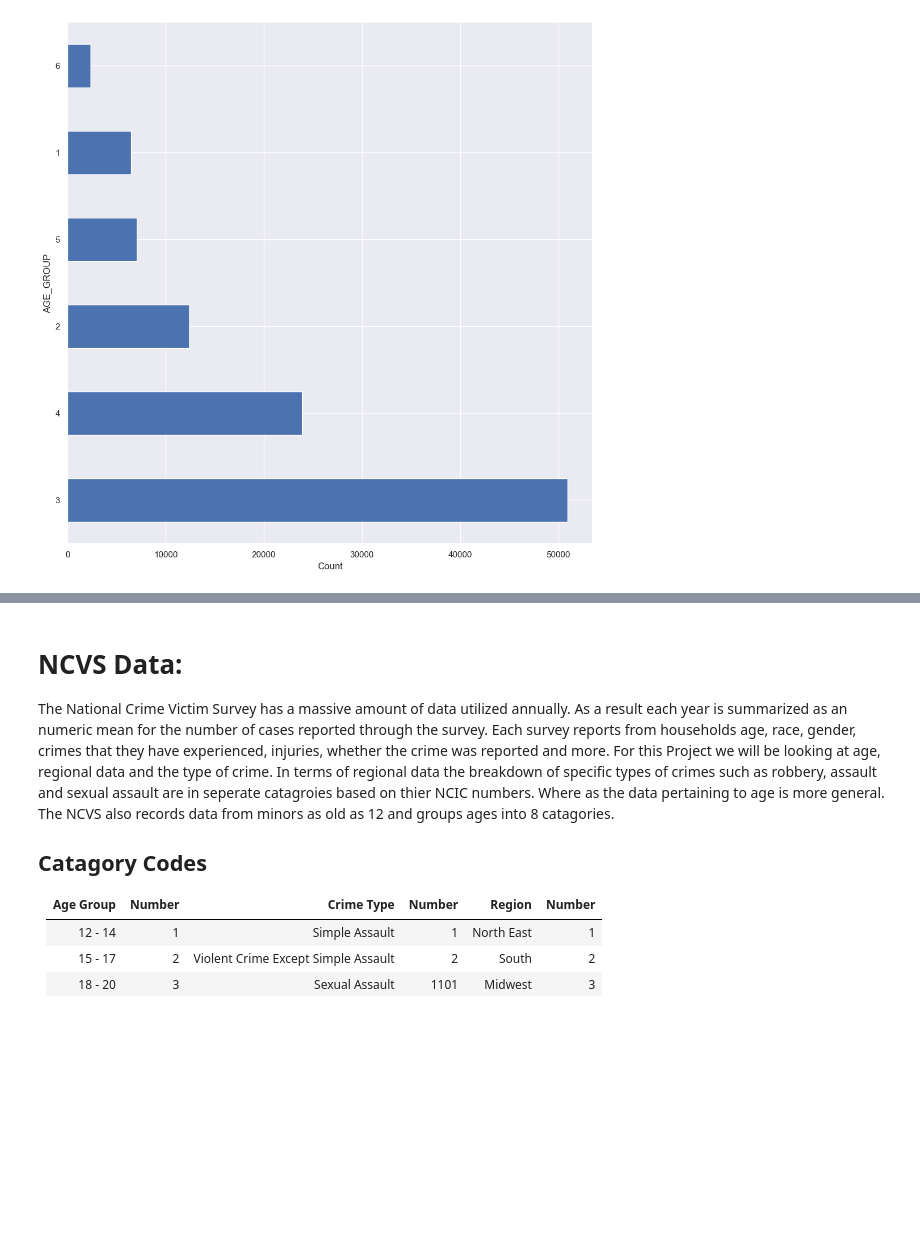
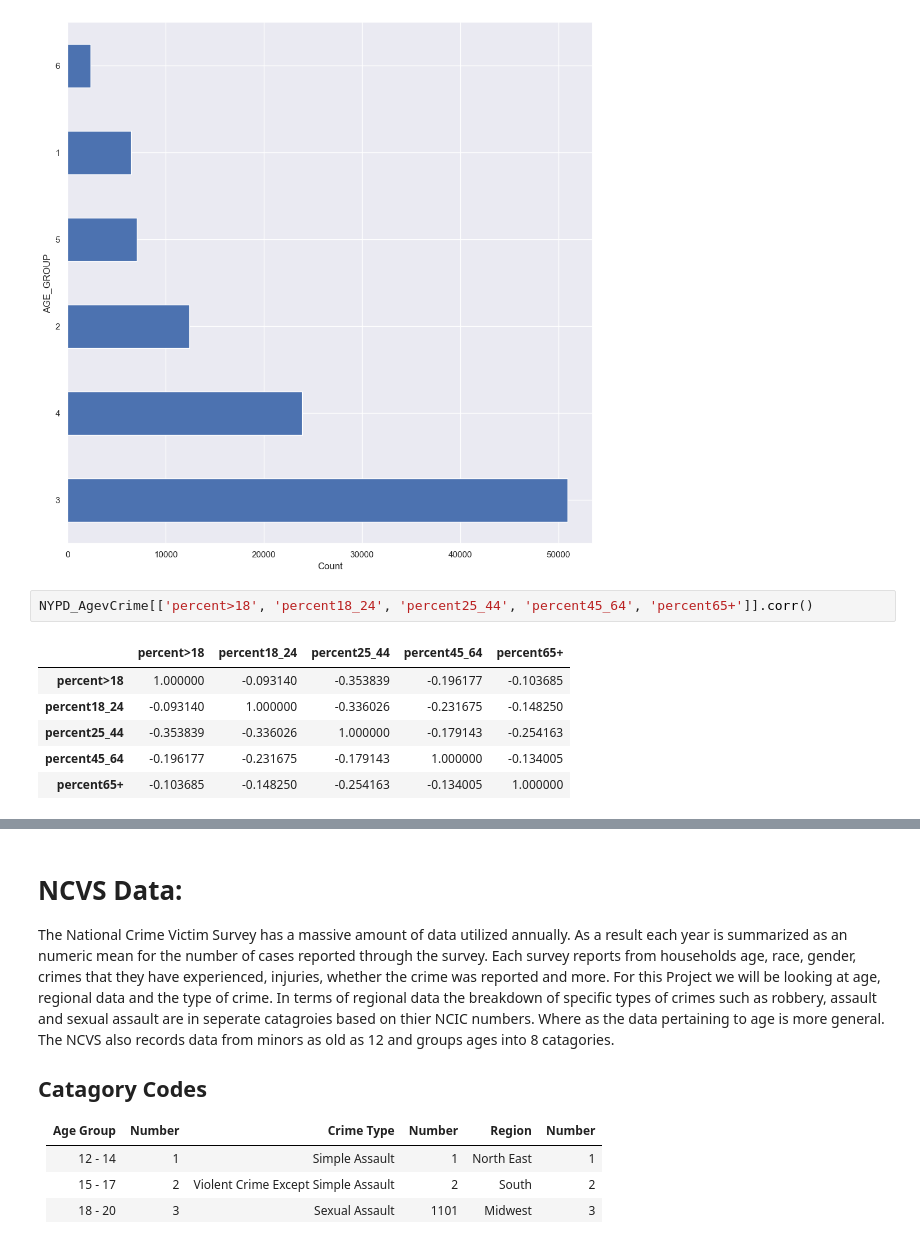
Before and after one commit to accoffin12/CrimeVictimAnalysis_Capstone, a Jupyter notebook: Crime Victim Data Exploration Analysis.ipynb, the cells around one changed output, grey strips where cells are left out. Cells and saved outputs as stored; diff of their text form; blank space fills up the shorter version.

```diff
--- a/Crime Victim Data Exploration Analysis.ipynb
+++ b/Crime Victim Data Exploration Analysis.ipynb
@@ -182,3 +183,12 @@ plt.ylabel("AGE_GROUP")
 # %% [output]
 Text(0, 0.5, 'AGE_GROUP')
 [figure]
+# %%
+NYPD_AgevCrime[['percent>18', 'percent18_24', 'percent25_44', 'percent45_64', 'percent65+']].corr()
+# %% [output]
+|  | percent>18 | percent18_24 | percent25_44 | percent45_64 | percent65+ |
+| percent>18 | 1.000000 | -0.093140 | -0.353839 | -0.196177 | -0.103685 |
+| percent18_24 | -0.093140 | 1.000000 | -0.336026 | -0.231675 | -0.148250 |
+| percent25_44 | -0.353839 | -0.336026 | 1.000000 | -0.179143 | -0.254163 |
+| percent45_64 | -0.196177 | -0.231675 | -0.179143 | 1.000000 | -0.134005 |
+| percent65+ | -0.103685 | -0.148250 | -0.254163 | -0.134005 | 1.000000 |
```
Also changed, not shown: parts of 2 cells of this notebook, 1 other file.
